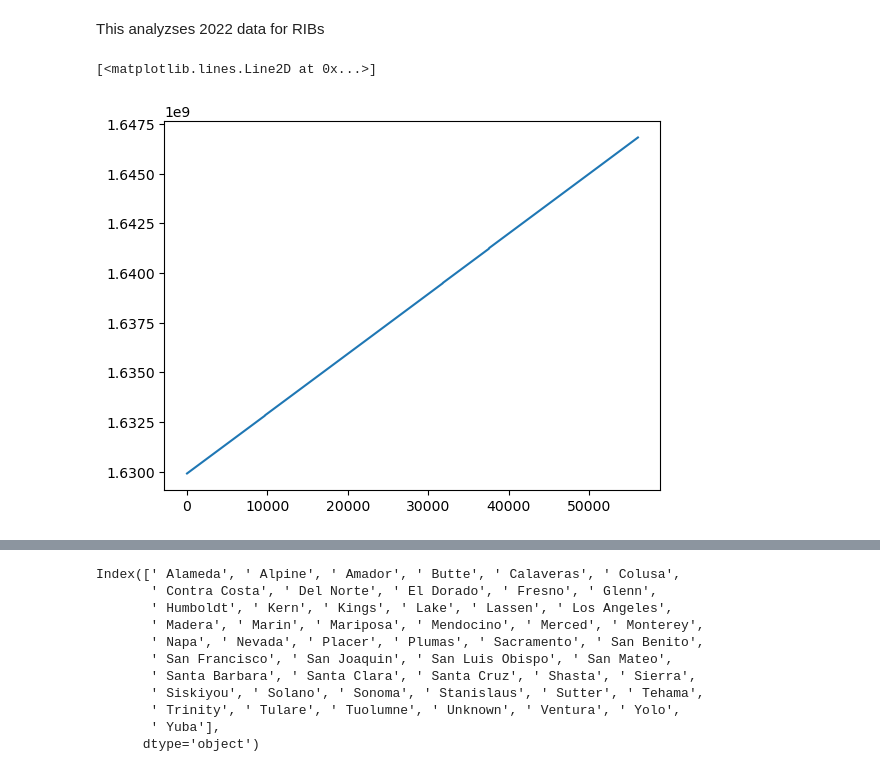
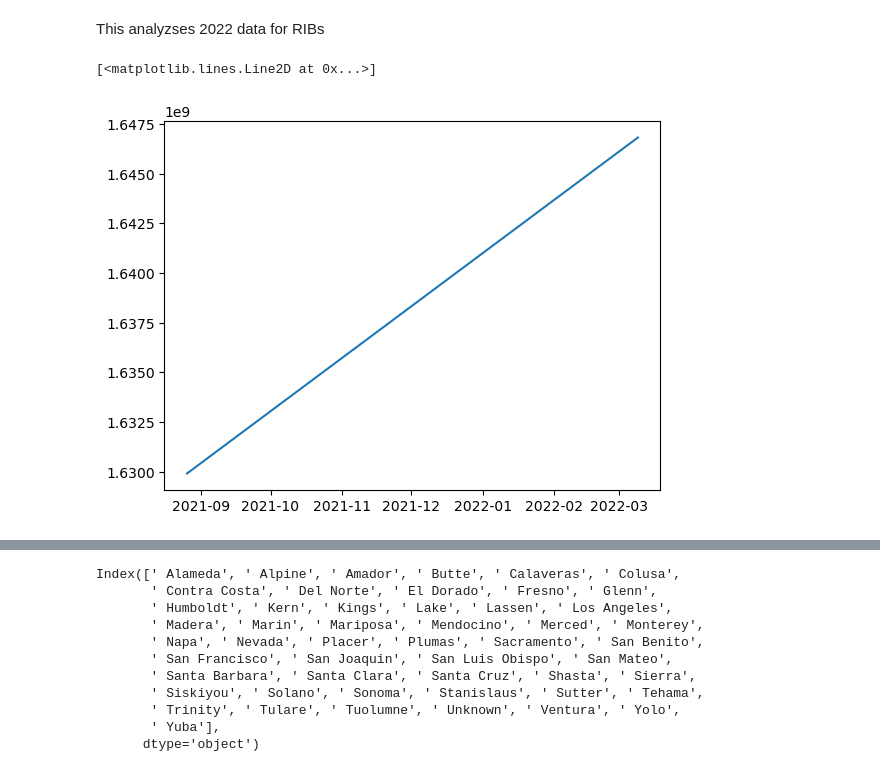
Before and after one commit to headrotor/powerscraper, a Jupyter notebook: data/RIBviz.ipynb, the cells around one changed output, grey strips where cells are left out. Cells and saved outputs as stored; diff of their text form; code cells hidden in the pictures.

```diff
--- a/data/RIBviz.ipynb
+++ b/data/RIBviz.ipynb
@@ -18,11 +18,11 @@ df_tail['Timestamp'] = pd.to_datetime(df_tail['epoch'], unit='s')
 # %%
 df = pd.concat([df_head, df_tail], ignore_index=True, sort=False)
 df.columns = [col.strip() for col in df.columns]
 #df_merged = df_head.append(df_tail, ignore_index=True)
-plt.plot(df['epoch'])
+plt.plot(df['Timestamp'] , df['epoch'])
 # %% [output]
 [<matplotlib.lines.Line2D at 0x...>]
-[figure, old version]
+[figure, new version]
 # %%
 #Load county customer maximums from csv file
 df_count = pd.read_csv("county_cust.csv", header=None, index_col=0)
```
Also changed, not shown: parts of 4 cells of this notebook, 4 other files.
